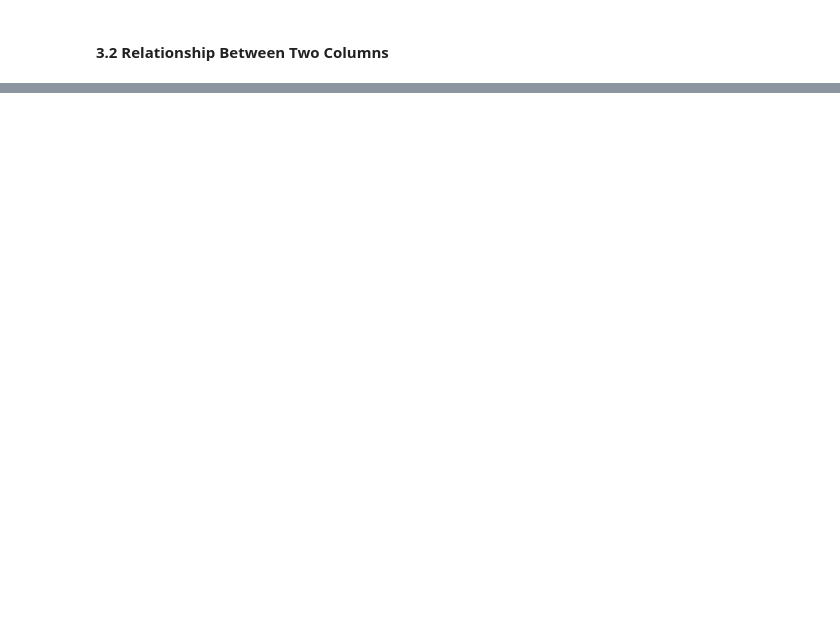
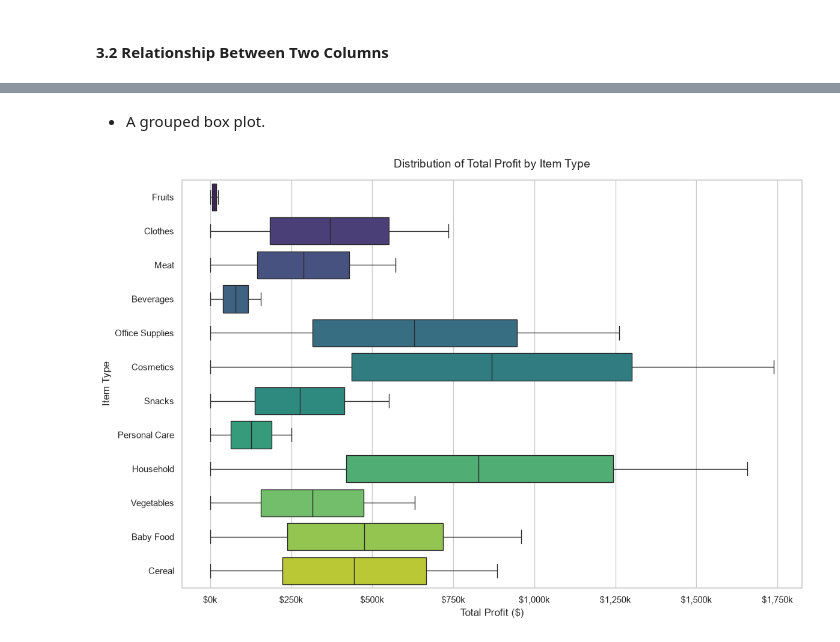
Before and after one commit to sagarmagar977/EDA, a Jupyter notebook: assignment EDA .ipynb, the cells around one changed output, grey strips where cells are left out. Cells and saved outputs as stored; diff of their text form; code cells hidden in the pictures; blank space fills up the shorter version.

```diff
--- a/assignment EDA .ipynb
+++ b/assignment EDA .ipynb
@@ -445,0 +508,18 @@ plt.show()
+# %% [markdown]
+- A grouped box plot.
+# %%
+plt.figure(figsize=(12, 8))
+
+sns.boxplot(data=df_cleaned, y="Item Type", x="Total Profit", hue="Item Type", palette="viridis", legend=False)
+
+plt.title("Distribution of Total Profit by Item Type", fontsize=14, pad=15)
+plt.ylabel("Item Type", fontsize=12)
+plt.xlabel("Total Profit ($)", fontsize=12)
+
+# Formating of the x-axis to show currency nicely
+plt.gca().xaxis.set_major_formatter(plt.FuncFormatter(lambda x, loc: f"${int(x/1000):,}k"))
+
+plt.tight_layout()
+plt.show()
+# %% [output]
+[figure, added]
```
Also changed, not shown: parts of 33 cells of this notebook.
